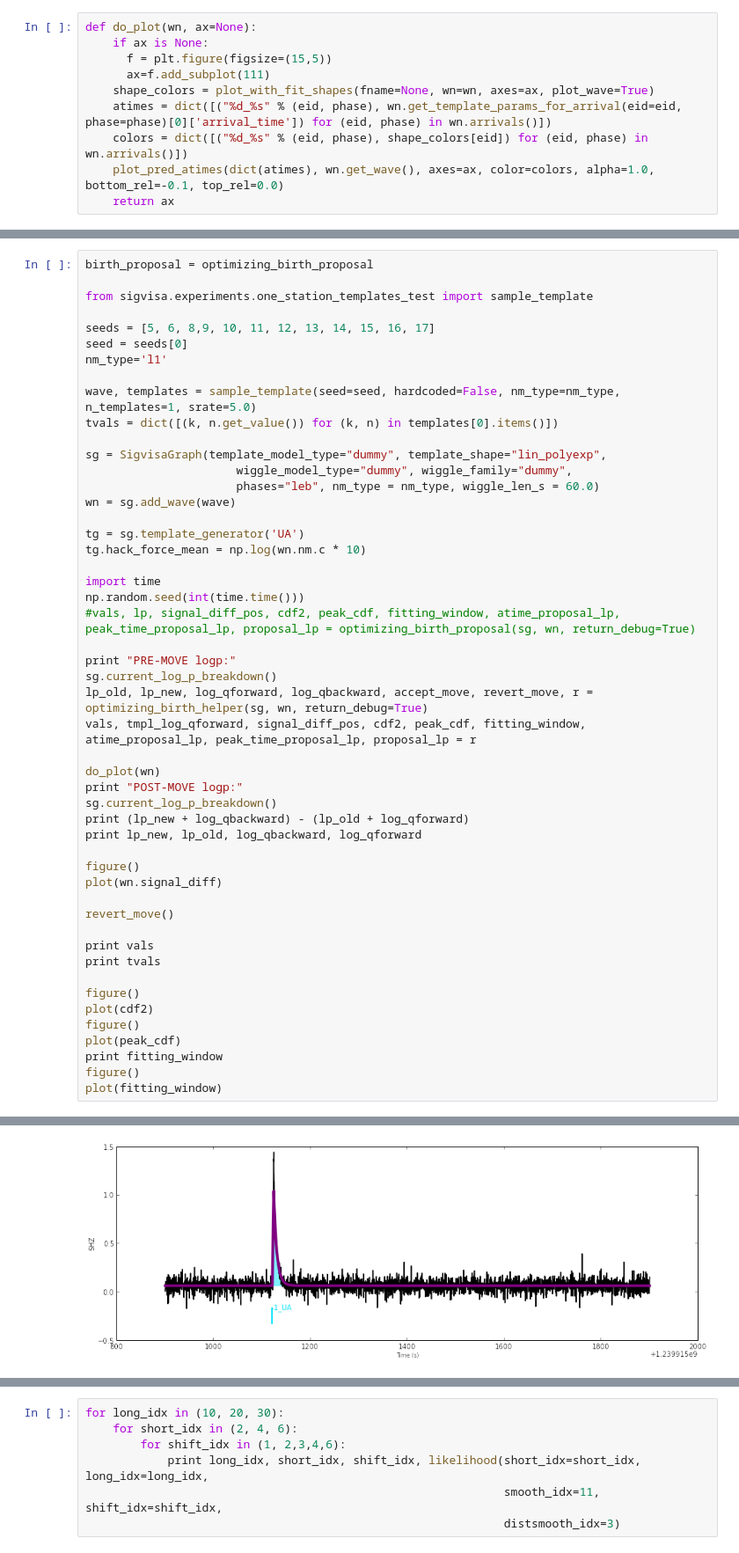
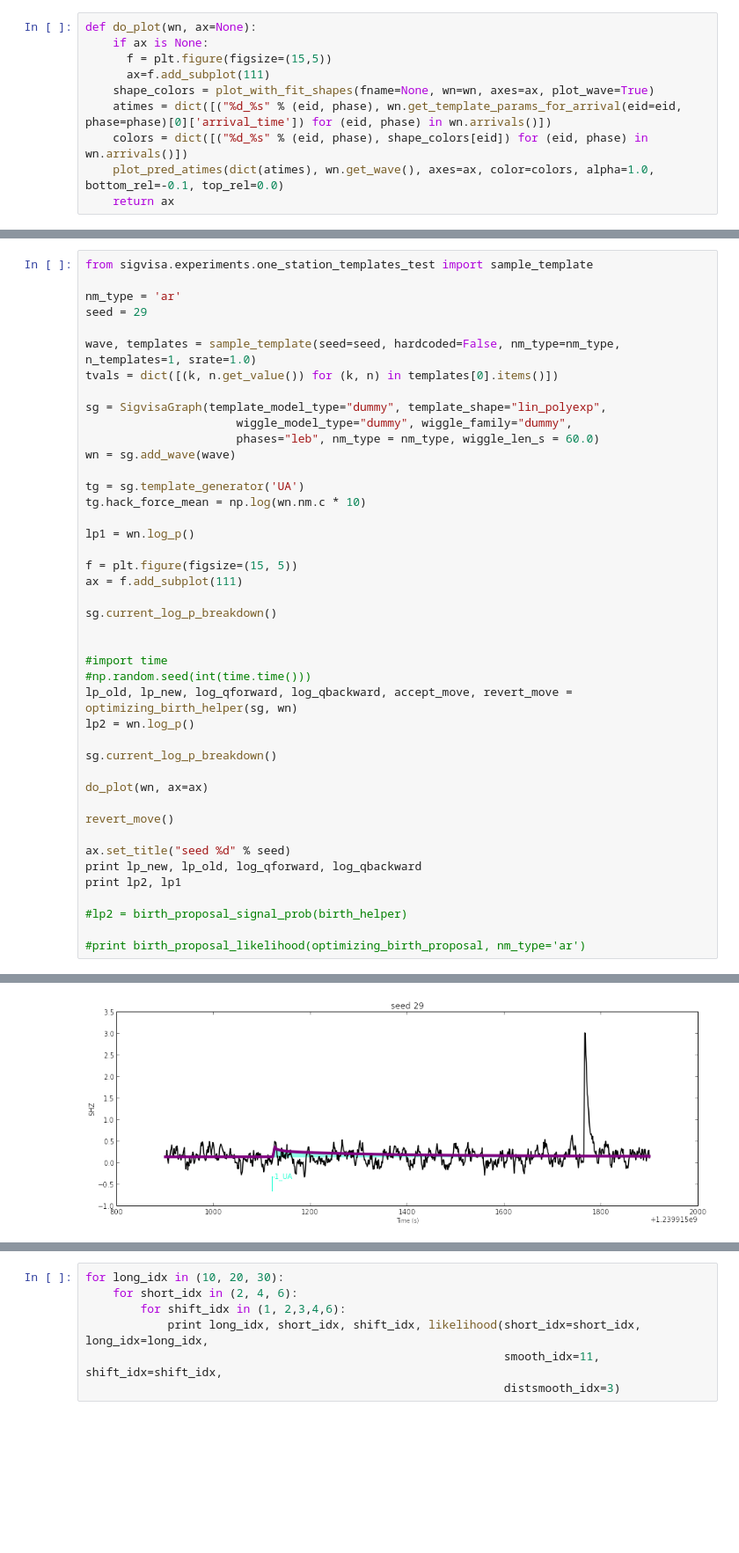
Before and after one commit to davmre/sigvisa, a Jupyter notebook: notebooks/eval_birth_moves.ipynb, the cells around one changed output, grey strips where cells are left out. Shown at 88% size. Cells and saved outputs as stored; diff of their text form; blank space fills up the shorter version.

Commit message:
optimizing birth move tuning

```diff
--- a/notebooks/eval_birth_moves.ipynb
+++ b/notebooks/eval_birth_moves.ipynb
@@ -35,13 +279,10 @@ def do_plot(wn, ax=None):
 # %%
-birth_proposal = optimizing_birth_proposal
-
 from sigvisa.experiments.one_station_templates_test import sample_template
 
-seeds = [5, 6, 8,9, 10, 11, 12, 13, 14, 15, 16, 17]
-seed = seeds[0]
-nm_type='l1'
+nm_type = 'ar'
+seed = 29
 
-wave, templates = sample_template(seed=seed, hardcoded=False, nm_type=nm_type, n_templates=1, srate=5.0)
+wave, templates = sample_template(seed=seed, hardcoded=False, nm_type=nm_type, n_templates=1, srate=1.0)
 tvals = dict([(k, n.get_value()) for (k, n) in templates[0].items()])
 
 sg = SigvisaGraph(template_model_type="dummy", template_shape="lin_polyexp",
@@ -52,34 +293,30 @@ wn = sg.add_wave(wave)
 tg = sg.template_generator('UA')
 tg.hack_force_mean = np.log(wn.nm.c * 10)
 
-import time
-np.random.seed(int(time.time()))
-#vals, lp, signal_diff_pos, cdf2, peak_cdf, fitting_window, atime_proposal_lp, peak_time_proposal_lp, proposal_lp = optimizing_birth_proposal(sg, wn, return_debug=True)
+lp1 = wn.log_p()
 
-print "PRE-MOVE logp:"
+f = plt.figure(figsize=(15, 5))
+ax = f.add_subplot(111)
+
 sg.current_log_p_breakdown()
-lp_old, lp_new, log_qforward, log_qbackward, accept_move, revert_move, r = optimizing_birth_helper(sg, wn, return_debug=True)
-vals, tmpl_log_qforward, signal_diff_pos, cdf2, peak_cdf, fitting_window, atime_proposal_lp, peak_time_proposal_lp, proposal_lp = r
 
-do_plot(wn)
-print "POST-MOVE logp:"
+
+#import time
+#np.random.seed(int(time.time()))
+lp_old, lp_new, log_qforward, log_qbackward, accept_move, revert_move = optimizing_birth_helper(sg, wn)
+lp2 = wn.log_p()
+
 sg.current_log_p_breakdown()
-print (lp_new + log_qbackward) - (lp_old + log_qforward)
-print lp_new, lp_old, log_qbackward, log_qforward
 
-figure()
-plot(wn.signal_diff)
+do_plot(wn, ax=ax)
 
 revert_move()
 
-print vals
-print tvals
+ax.set_title("seed %d" % seed)
+print lp_new, lp_old, log_qforward, log_qbackward
+print lp2, lp1
 
-figure()
-plot(cdf2)
-figure()
-plot(peak_cdf)
-print fitting_window
-figure()
-plot(fitting_window)
+#lp2 = birth_proposal_signal_prob(birth_helper)
+
+#print birth_proposal_likelihood(optimizing_birth_proposal, nm_type='ar')
 # %% [output]
@@ -104 +340 @@ total param: ev 0.0 ua 0.0 total 0.0
-[figure, old version]
+[figure, new version]
```
Also changed, not shown: parts of 26 cells of this notebook, 3 other files.
